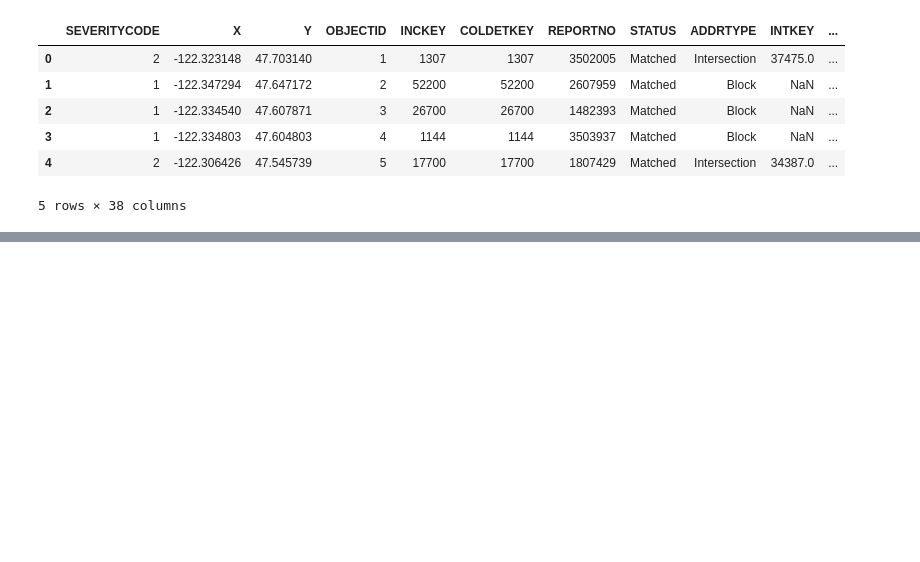
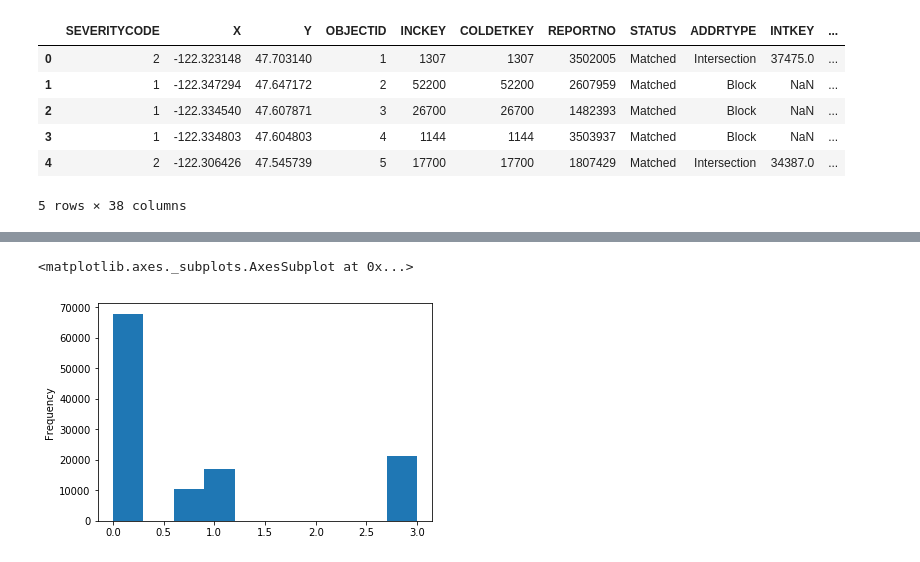
Before and after one commit to rwidomski/Coursera_Capstone, a Jupyter notebook: Data Science Capstone.ipynb, the cells around one changed output, grey strips where cells are left out. Saved outputs shown, nothing was run; the diff lists cells and outputs as text; code cells hidden in the pictures; blank space fills up the shorter version.

```diff
--- a/Data Science Capstone.ipynb
+++ b/Data Science Capstone.ipynb
@@ -24,0 +253,5 @@ x=df['SEVERITYCODE']
+# %%
+df_a['WEATHER'].plot(kind='Hist')
+# %% [output]
+<matplotlib.axes._subplots.AxesSubplot at 0x...>
+[figure, added]
```
Also changed, not shown: parts of 49 cells of this notebook.
